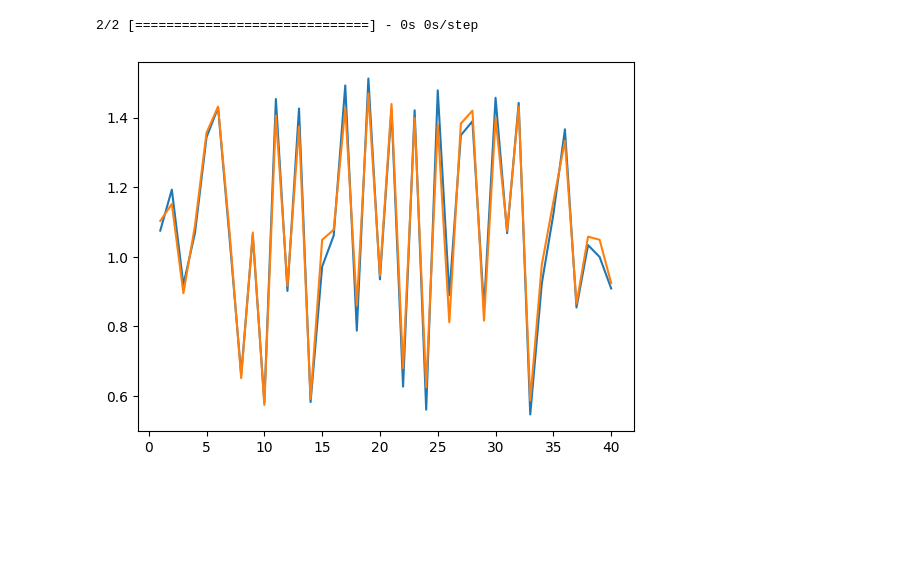
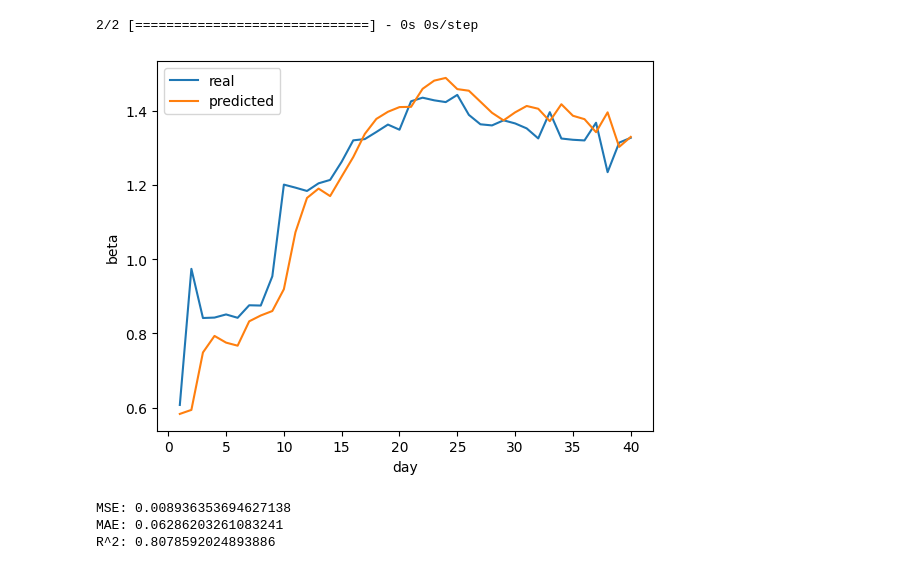
Before and after one commit to lion158/BetaPrediction, a Jupyter notebook: prediction.ipynb, the cells around one changed output. Cells and saved outputs as stored; diff of their text form; code cells hidden in the pictures; blank space fills up the shorter version.

Commit message:
test differents models

```diff
--- a/prediction.ipynb
+++ b/prediction.ipynb
@@ -107,4 +110,4 @@ y
 204    1.327663
 Name: target, Length: 200, dtype: float64
 # %%
-X_train, X_test, y_train, y_test = train_test_split(X, y, test_size=0.20, random_state=0)
+X_train, X_test, y_train, y_test = train_test_split(X, y, test_size=0.20, random_state=0, shuffle=False)
@@ -151,8 +180,11 @@ y_pred = model.predict(X_test)
 2/2 [==============================] - 0s 0s/step
 # %%
 x = np.arange(1, len(y_pred) + 1)
-plt.plot(x,y_test)
-plt.plot(x,y_pred)
+plt.plot(x,y_test, label='real')
+plt.plot(x,y_pred, label='predicted')
+plt.xlabel('day')
+plt.ylabel('beta')
+plt.legend()
 plt.show()
 # %% [output]
-[figure, old version]
+[figure, new version]
@@ -158,0 +195,8 @@ plt.show()
+# %%
+print("MSE:", mse)
+print("MAE:", mae)
+print("R^2:", r2)
+# %% [output]
+MSE: 0.008936353694627138
+MAE: 0.06286203261083241
+R^2: 0.8078592024893886
```
Also changed, not shown: parts of 22 cells of this notebook.
